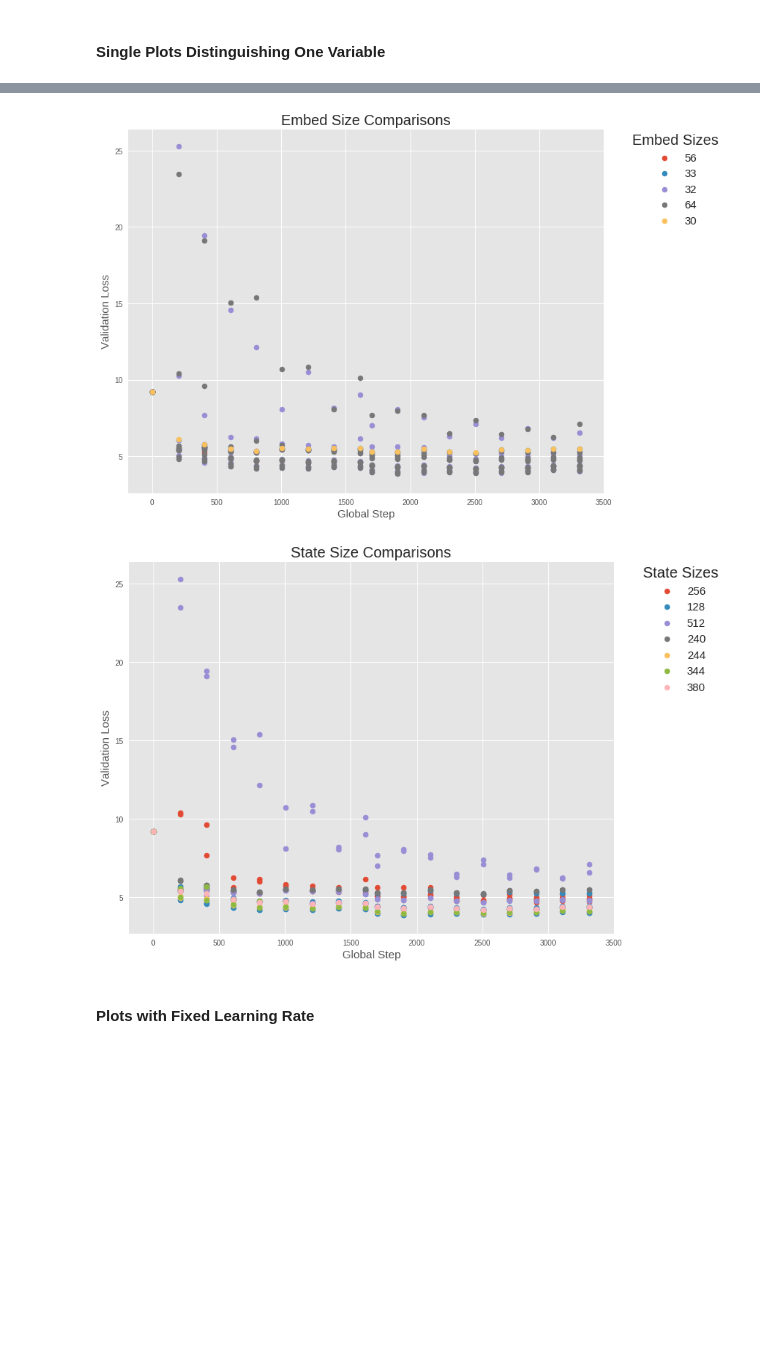
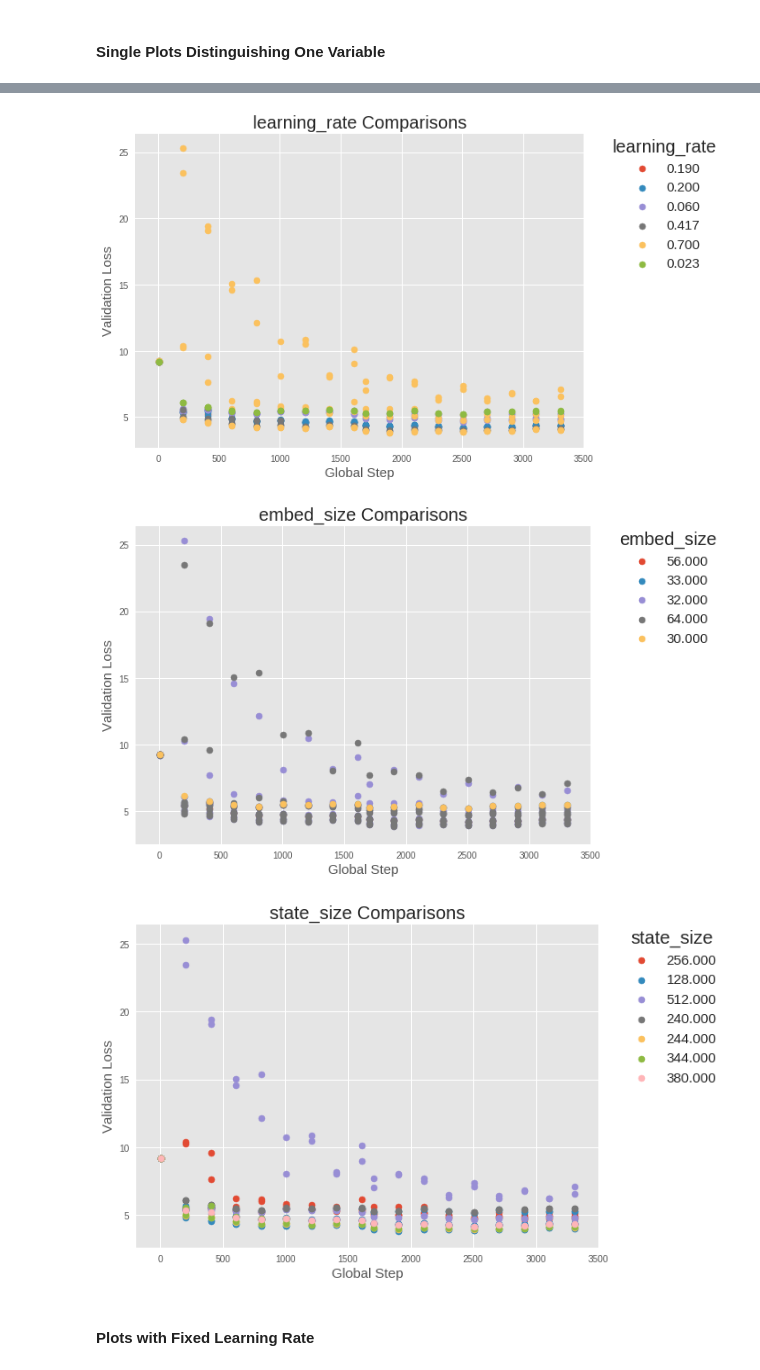
Before and after one commit to mckinziebrandon/DeepChatModels, a Jupyter notebook: notebooks/Analysis.ipynb, the cells around one changed output, grey strips where cells are left out. Drawn from its saved outputs; the diff is of its cells as text; code cells hidden in the pictures; blank space fills up the shorter version.

```diff
--- a/notebooks/Analysis.ipynb
+++ b/notebooks/Analysis.ipynb
@@ -56,8 +56,4 @@ import seaborn as sns
 %matplotlib inline
 plt.style.use('ggplot')
 plt.rcParams['figure.figsize'] = 10, 8
-
-
-path = '/home/brandon/Documents/seq2seq_projects/data/saved_train_data/cornell.csv'
-df = pd.read_csv(path, index_col=0)
-df.head()
+BASE = '/home/brandon/Documents/seq2seq_projects/data/saved_train_data/'
@@ -81,0 +60,4 @@ print(learning_rates)
+# %%
+path = BASE + 'cornell_03_11.csv'
+df = pd.read_csv(path, index_col=0)
+df.head()
@@ -103,40 +131,10 @@ plt.show()
-# %%
-df_by_embed = [(em, df[df['embed_size']==em]) for em in embed_sizes]
-
-plt.figure(figsize=(10, 8))
-for em, df_em in df_by_embed:
-    ax=plt.subplot()
-    plt.scatter(df_em['global_step'], df_em['loss'], label=em)
-
-plt.title('Embed Size Comparisons', fontsize=20)
-ax.set_xlabel('Global Step', fontsize=15)
-ax.set_ylabel('Validation Loss', fontsize=15)
-leg = ax.legend(bbox_to_anchor=(1.05, 1), loc=2, borderaxespad=0.,
-           title='Embed Sizes', prop={'size':15})
-plt.setp(leg.get_title(),fontsize=20)
-plt.tight_layout()
-plt.savefig('em_compare.pdf', bbox_extra_artists=(leg,), bbox_inches='tight')
-plt.show()
-# %% [output]
-[figure, removed]
-# %%
-df_by_state = [(st, df[df['state_size']==st]) for st in state_sizes]
-
-plt.figure(figsize=(10, 8))
-for st, df_st in df_by_state:
-    ax=plt.subplot()
-    plt.scatter(df_st['global_step'], df_st['loss'], label=st)
-
-plt.title('State Size Comparisons', fontsize=20)
-ax.set_xlabel('Global Step', fontsize=15)
-ax.set_ylabel('Validation Loss', fontsize=15)
-leg = ax.legend(bbox_to_anchor=(1.05, 1), loc=2, borderaxespad=0.,
-           title='State Sizes', prop={'size':15})
-plt.setp(leg.get_title(),fontsize=20)
-plt.tight_layout()
-plt.savefig('st_compare.pdf', bbox_extra_artists=(leg,), bbox_inches='tight')
-plt.show()
-# %% [output]
-[figure, removed]
+# %%
+split_df_and_plot(df, 'learning_rate', learning_rates)
+split_df_and_plot(df, 'embed_size', embed_sizes)
+split_df_and_plot(df, 'state_size', state_sizes)
+# %% [output]
+[figure, added]
+[figure, added]
+[figure, added]
 # %% [markdown]
 #### Plots with Fixed Learning Rate
```
Also changed, not shown: parts of 14 cells of this notebook, 5 other files.
